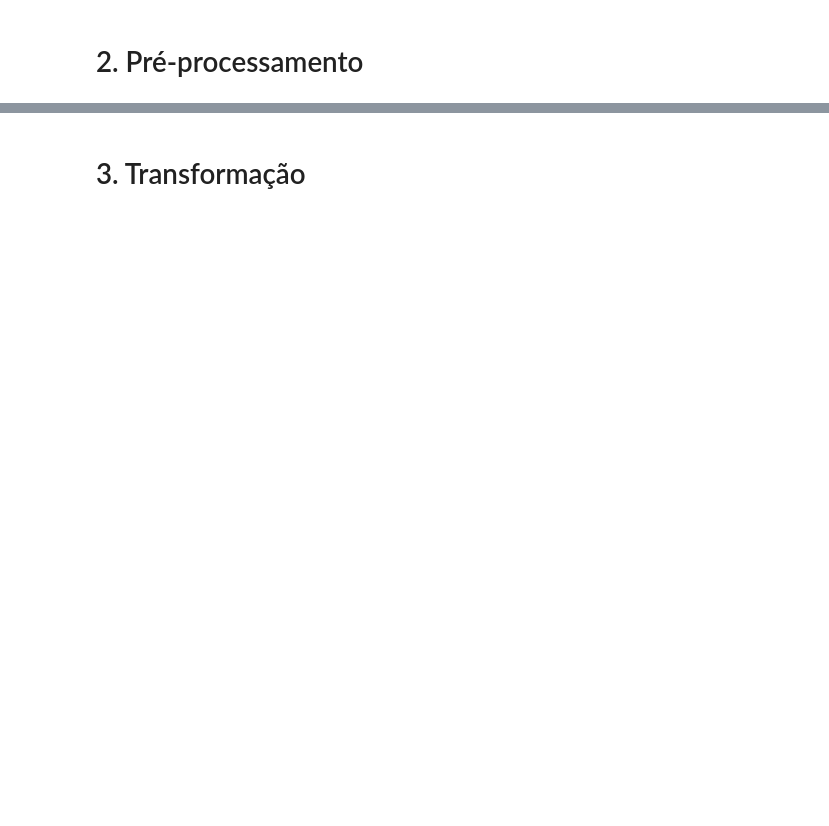
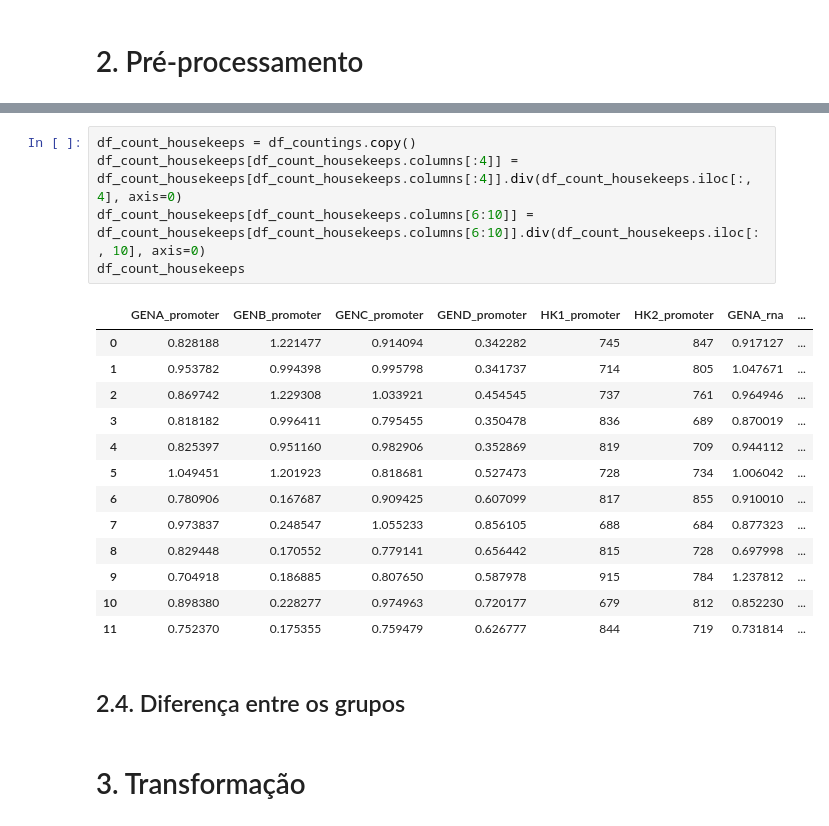
Before and after one commit to hellsdeur/multiomic, a Jupyter notebook: main.ipynb, the cells around one changed output, grey strips where cells are left out. Drawn from its saved outputs; the diff is of its cells as text; blank space fills up the shorter version.

```diff
--- a/main.ipynb
+++ b/main.ipynb
@@ -338,3 +431,24 @@ dtype: int64
+# %%
+df_count_housekeeps = df_countings.copy()
+df_count_housekeeps[df_count_housekeeps.columns[:4]] = df_count_housekeeps[df_count_housekeeps.columns[:4]].div(df_count_housekeeps.iloc[:, 4], axis=0)
+df_count_housekeeps[df_count_housekeeps.columns[6:10]] = df_count_housekeeps[df_count_housekeeps.columns[6:10]].div(df_count_housekeeps.iloc[:, 10], axis=0)
+df_count_housekeeps
+# %% [output]
+|  | GENA_promoter | GENB_promoter | GENC_promoter | GEND_promoter | HK1_promoter | HK2_promoter | GENA_rna | ... |
+| 0 | 0.828188 | 1.221477 | 0.914094 | 0.342282 | 745 | 847 | 0.917127 | ... |
+| 1 | 0.953782 | 0.994398 | 0.995798 | 0.341737 | 714 | 805 | 1.047671 | ... |
+| 2 | 0.869742 | 1.229308 | 1.033921 | 0.454545 | 737 | 761 | 0.964946 | ... |
+| 3 | 0.818182 | 0.996411 | 0.795455 | 0.350478 | 836 | 689 | 0.870019 | ... |
+| 4 | 0.825397 | 0.951160 | 0.982906 | 0.352869 | 819 | 709 | 0.944112 | ... |
+| 5 | 1.049451 | 1.201923 | 0.818681 | 0.527473 | 728 | 734 | 1.006042 | ... |
+| 6 | 0.780906 | 0.167687 | 0.909425 | 0.607099 | 817 | 855 | 0.910010 | ... |
+| 7 | 0.973837 | 0.248547 | 1.055233 | 0.856105 | 688 | 684 | 0.877323 | ... |
+| 8 | 0.829448 | 0.170552 | 0.779141 | 0.656442 | 815 | 728 | 0.697998 | ... |
+| 9 | 0.704918 | 0.186885 | 0.807650 | 0.587978 | 915 | 784 | 1.237812 | ... |
+| 10 | 0.898380 | 0.228277 | 0.974963 | 0.720177 | 679 | 812 | 0.852230 | ... |
+| 11 | 0.752370 | 0.175355 | 0.759479 | 0.626777 | 844 | 719 | 0.731814 | ... |
+# %% [markdown]
+## 2.4. Diferença entre os grupos
 # %% [markdown]
 # 3. Transformação
 # %%
```
Also changed, not shown: parts of 11 cells of this notebook.
